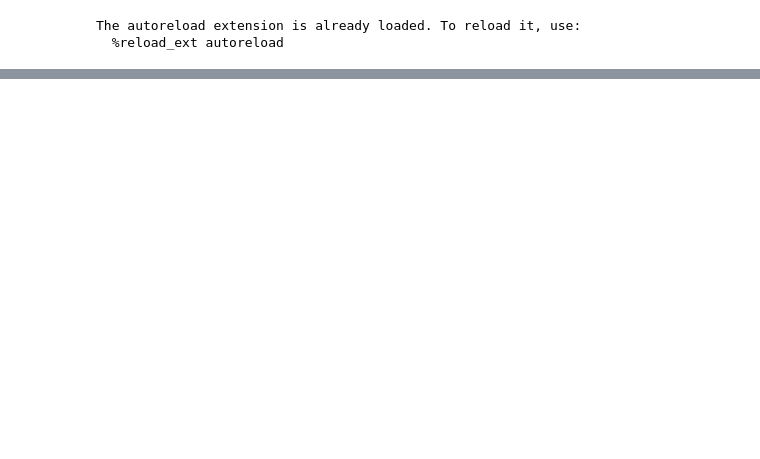
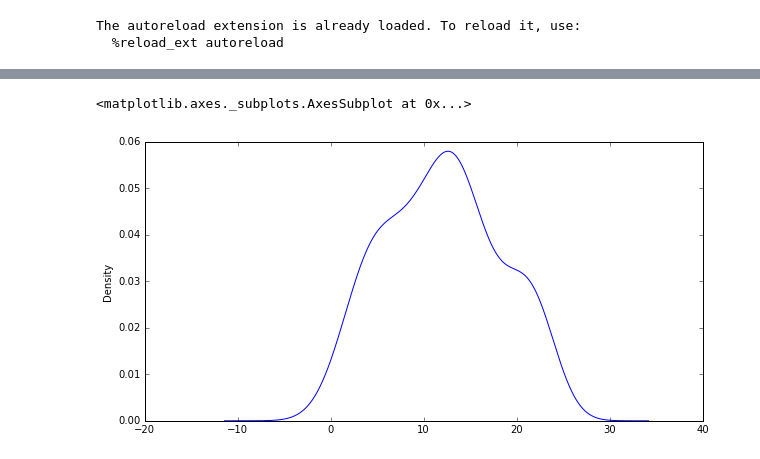
Before and after one commit to nitishAl/mlbootcamp, a Jupyter notebook: week2/week2.ipynb, the cells around one changed output, grey strips where cells are left out. Saved outputs shown, nothing was run; the diff lists cells and outputs as text; code cells hidden in the pictures; blank space fills up the shorter version.

```diff
--- a/week2/week2.ipynb
+++ b/week2/week2.ipynb
@@ -85,0 +92,5 @@ sample_data.value_counts().sort_index().plot.bar()
+# %%
+sample_data.plot(kind='kde')
+# %% [output]
+<matplotlib.axes._subplots.AxesSubplot at 0x...>
+[figure, added]
```
Also changed, not shown: parts of 16 cells of this notebook.
